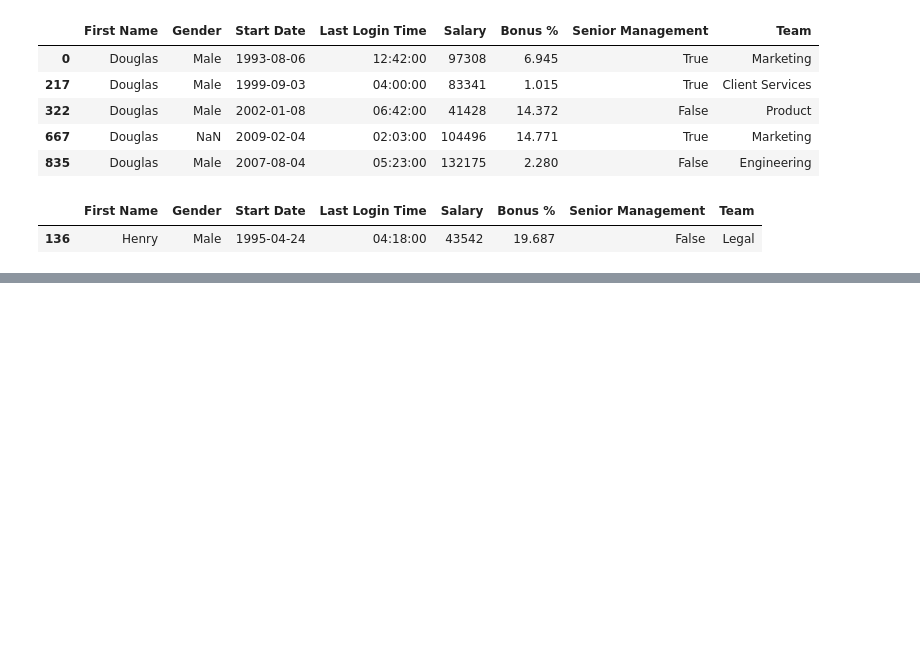
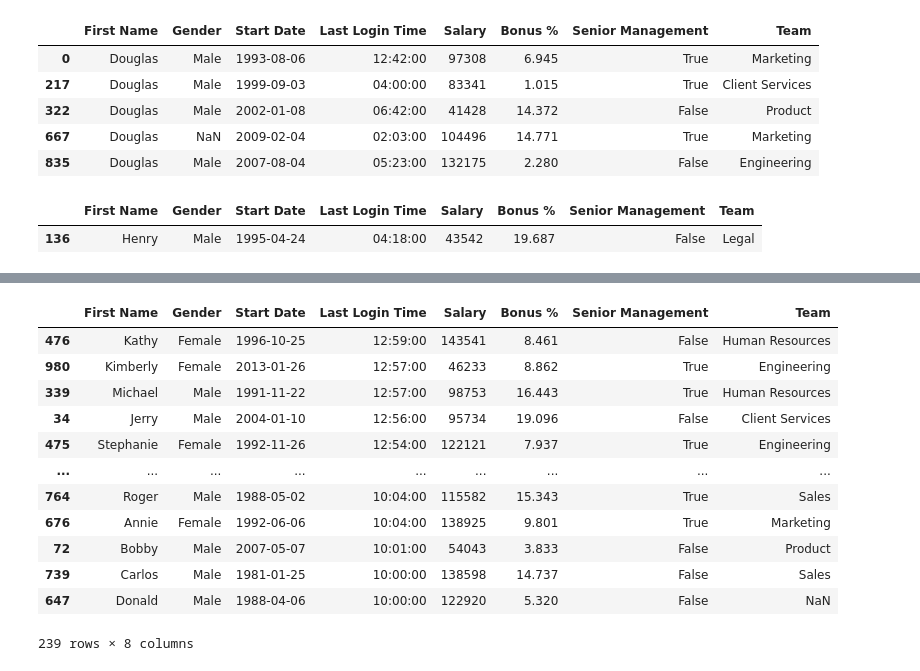
Before and after one commit to matthewwithers/Data-Science, a Jupyter notebook: Data Analysis with Pandas/Workbooks/Dataframes/07312025.ipynb, the cells around one changed output, grey strips where cells are left out. Saved outputs shown, nothing was run; the diff lists cells and outputs as text; code cells hidden in the pictures; blank space fills up the shorter version.

```diff
--- a/Data Analysis with Pandas/Workbooks/Dataframes/07312025.ipynb
+++ b/Data Analysis with Pandas/Workbooks/Dataframes/07312025.ipynb
@@ -394,0 +468,25 @@ employees.loc[
+# %%
+# using between
+
+import datetime as dt
+employees[employees["Salary"].between(60000, 70000)]
+employees[employees["Bonus %"].between(2.0, 5.0)]
+employees[employees["Start Date"].between("1991-01-01", "1991-12-01")]
+
+
+employees[employees["Last Login Time"].between(dt.time(10, 0), dt.time(
+    13, 0))].sort_values(by=["Last Login Time"], ascending=False)
+# %% [output]
+|  | First Name | Gender | Start Date | Last Login Time | Salary | Bonus % | Senior Management | Team |
+| 476 | Kathy | Female | 1996-10-25 | 12:59:00 | 143541 | 8.461 | False | Human Resources |
+| 980 | Kimberly | Female | 2013-01-26 | 12:57:00 | 46233 | 8.862 | True | Engineering |
+| 339 | Michael | Male | 1991-11-22 | 12:57:00 | 98753 | 16.443 | True | Human Resources |
+| 34 | Jerry | Male | 2004-01-10 | 12:56:00 | 95734 | 19.096 | False | Client Services |
+| 475 | Stephanie | Female | 1992-11-26 | 12:54:00 | 122121 | 7.937 | True | Engineering |
+| ... | ... | ... | ... | ... | ... | ... | ... | ... |
+| 764 | Roger | Male | 1988-05-02 | 10:04:00 | 115582 | 15.343 | True | Sales |
+| 676 | Annie | Female | 1992-06-06 | 10:04:00 | 138925 | 9.801 | True | Marketing |
+| 72 | Bobby | Male | 2007-05-07 | 10:01:00 | 54043 | 3.833 | False | Product |
+| 739 | Carlos | Male | 1981-01-25 | 10:00:00 | 138598 | 14.737 | False | Sales |
+| 647 | Donald | Male | 1988-04-06 | 10:00:00 | 122920 | 5.320 | False | NaN |
+239 rows × 8 columns
```
Also changed, not shown: parts of 8 cells of this notebook.
